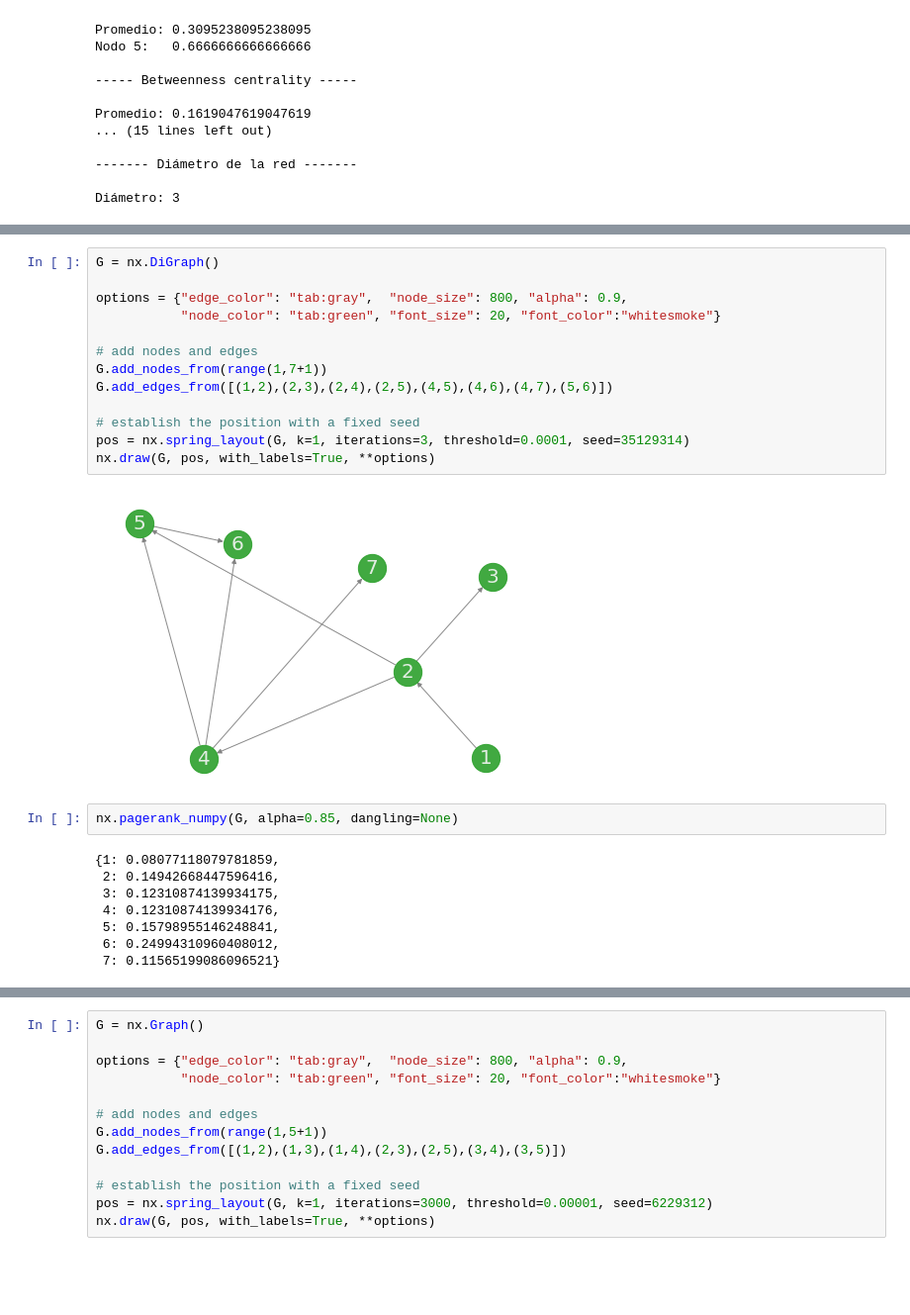
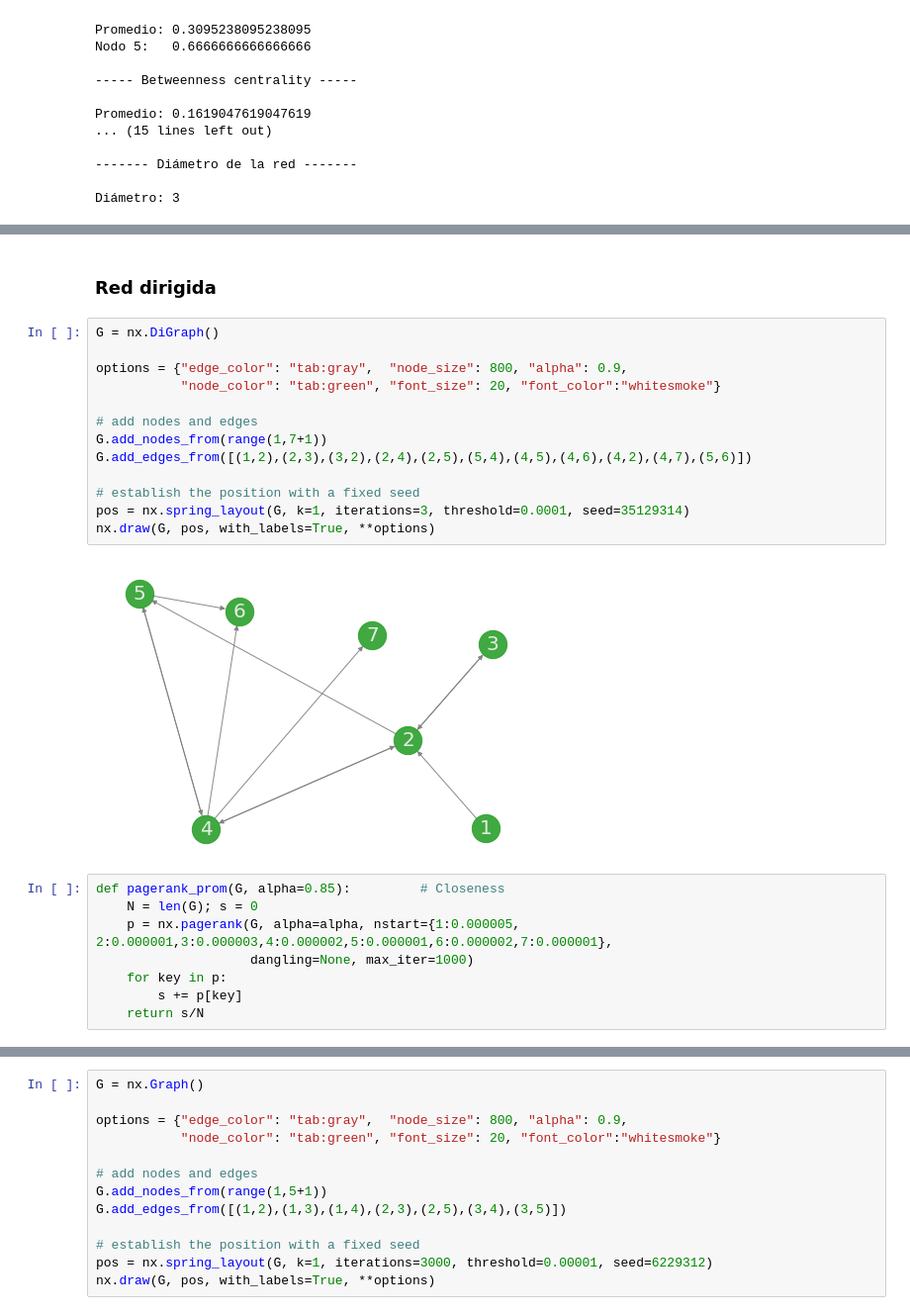
Before and after one commit to joshbrx/VoterModel_Network, a Jupyter notebook: Métricas, centralidades y manejo computacional de redes.ipynb, the cells around one changed output, grey strips where cells are left out. Shown at 99% size. Cells and saved outputs as stored; diff of their text form; blank space fills up the shorter version.

```diff
--- a/Métricas, centralidades y manejo computacional de redes.ipynb
+++ b/Métricas, centralidades y manejo computacional de redes.ipynb
@@ -174,25 +159,25 @@ Diámetro: 3
+# %% [markdown]
+### Red dirigida
 # %%
 G = nx.DiGraph()
 
 options = {"edge_color": "tab:gray",  "node_size": 800, "alpha": 0.9,
            "node_color": "tab:green", "font_size": 20, "font_color":"whitesmoke"}
 
 # add nodes and edges
 G.add_nodes_from(range(1,7+1))
-G.add_edges_from([(1,2),(2,3),(2,4),(2,5),(4,5),(4,6),(4,7),(5,6)])
+G.add_edges_from([(1,2),(2,3),(3,2),(2,4),(2,5),(5,4),(4,5),(4,6),(4,2),(4,7),(5,6)])
 
 # establish the position with a fixed seed
 pos = nx.spring_layout(G, k=1, iterations=3, threshold=0.0001, seed=35129314)
 nx.draw(G, pos, with_labels=True, **options)
 # %% [output]
-[figure, old version]
+[figure, new version]
-# %%
-nx.pagerank_numpy(G, alpha=0.85, dangling=None)
-# %% [output]
-{1: 0.08077118079781859,
- 2: 0.14942668447596416,
- 3: 0.12310874139934175,
- 4: 0.12310874139934176,
- 5: 0.15798955146248841,
- 6: 0.24994310960408012,
- 7: 0.11565199086096521}
+# %%
+def pagerank_prom(G, alpha=0.85):         # Closeness
+    N = len(G); s = 0
+    p = nx.pagerank(G, alpha=alpha, nstart={1:0.000005, 2:0.000001,3:0.000003,4:0.000002,5:0.000001,6:0.000002,7:0.000001},
+                    dangling=None, max_iter=1000)
+    for key in p:
+        s += p[key]
+    return s/N
```
Also changed, not shown: parts of 10 cells of this notebook.
